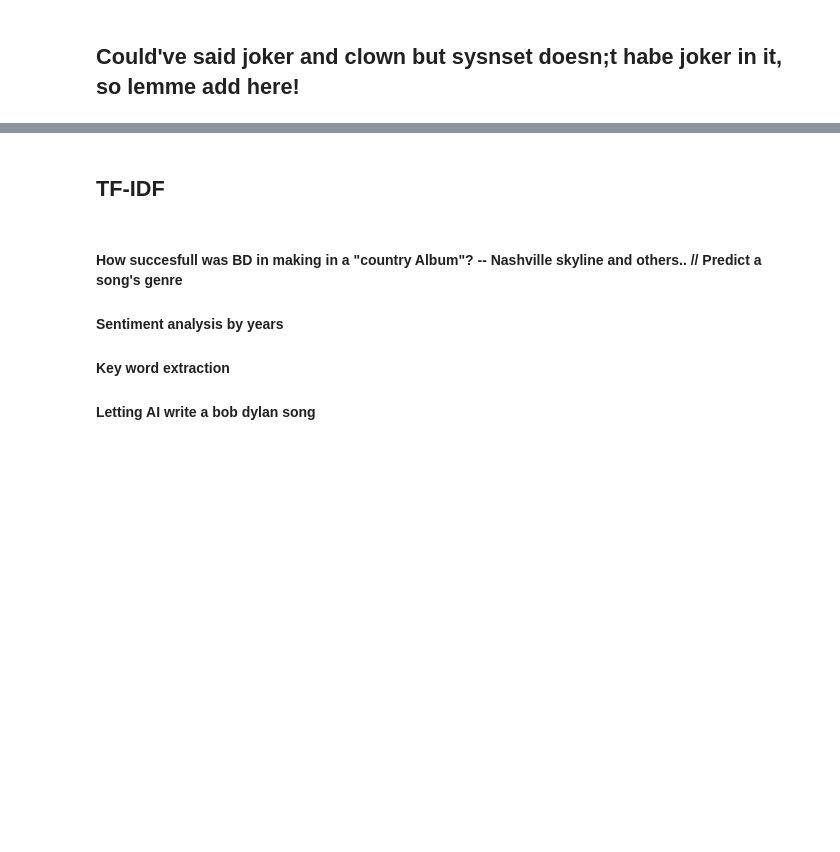
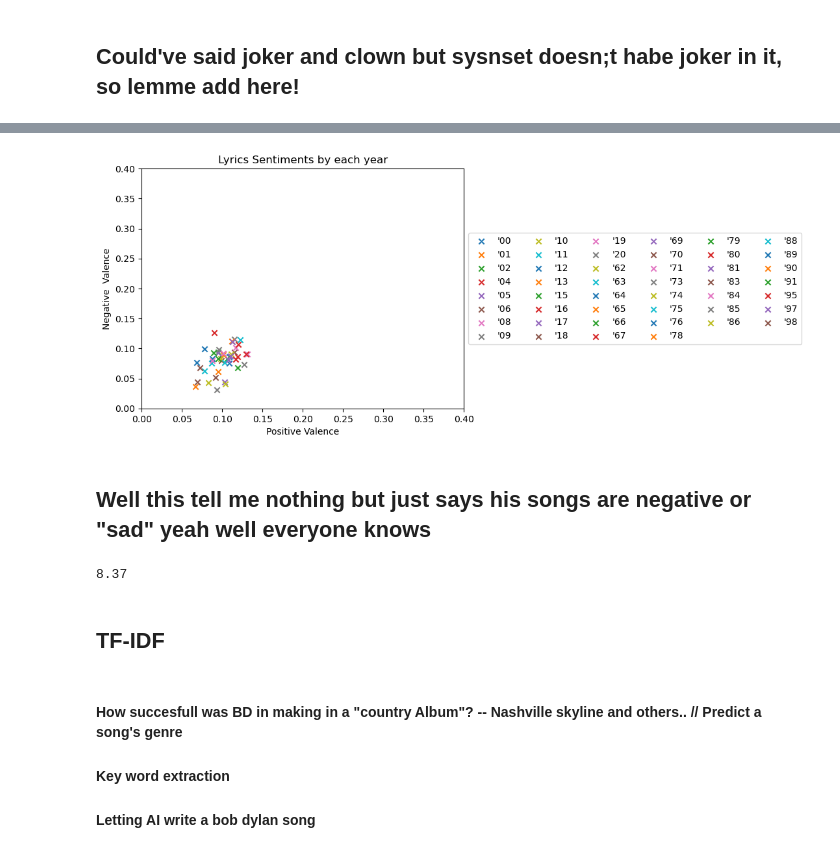
Before and after one commit to jatanjay/Song-and-Dance-Man-, a Jupyter notebook: SongandDanceMan.ipynb, the cells around one changed output, grey strips where cells are left out. Drawn from its saved outputs; the diff is of its cells as text; code cells hidden in the pictures; blank space fills up the shorter version.

```diff
--- a/SongandDanceMan.ipynb
+++ b/SongandDanceMan.ipynb
@@ -559,0 +583,17 @@ lang :  {English, English, Siamese}
+# %%
+sentiment_by_years = pd.DataFrame(zip(years[:-1],all_lyrics),columns=["y", "ly"])
+# %%
+%matplotlib inline
+plt.rcParams.update(plt.rcParamsDefault)
+# %%
+for i in sentiment_by_years['ly']:
+    scores = sid.polarity_scores(' '.join(i))
+    negative.append(scores['neg'])
+    neutral.append(scores['neu'])
+    positive.append(scores['pos'])
+    compound.append(scores['compound'])
+# %%
+sentiment_by_years['negative'] = negative
+sentiment_by_years['neutral'] = neutral
+sentiment_by_years['positive'] = positive
+sentiment_by_years['compound'] = compound
@@ -560,7 +602,26 @@ lang :  {English, English, Siamese}
+# %%
+for name, group in sentiment_by_years.groupby('y'):
+    plt.scatter(group['positive'],group['negative'],label=name, marker='x')
+
+plt.xlim([0.00,0.4])
+plt.ylim([0.00,0.4])
+plt.legend(loc='center left', bbox_to_anchor=(1, 0.5),ncol=6)
+plt.title("Lyrics Sentiments by each year")
+plt.xlabel('Positive Valence')
+plt.ylabel('Negative  Valence')
+
+plt.show()
+# %% [output]
+[figure, added]
+# %% [markdown]
+## Well this tell me nothing but just says his songs are negative or "sad" yeah well everyone knows
+# %%
+round(random.random() * 10,2)
+# %% [output]
+8.37
 # %% [markdown]
 ## TF-IDF
 # %% [markdown]
 #### How succesfull was BD in making in a "country Album"? -- Nashville skyline and others.. // Predict a song's genre
-#### Sentiment analysis by years
 #### Key word extraction
 #### Letting AI write a bob dylan song
```
Also changed, not shown: parts of 19 cells of this notebook.
